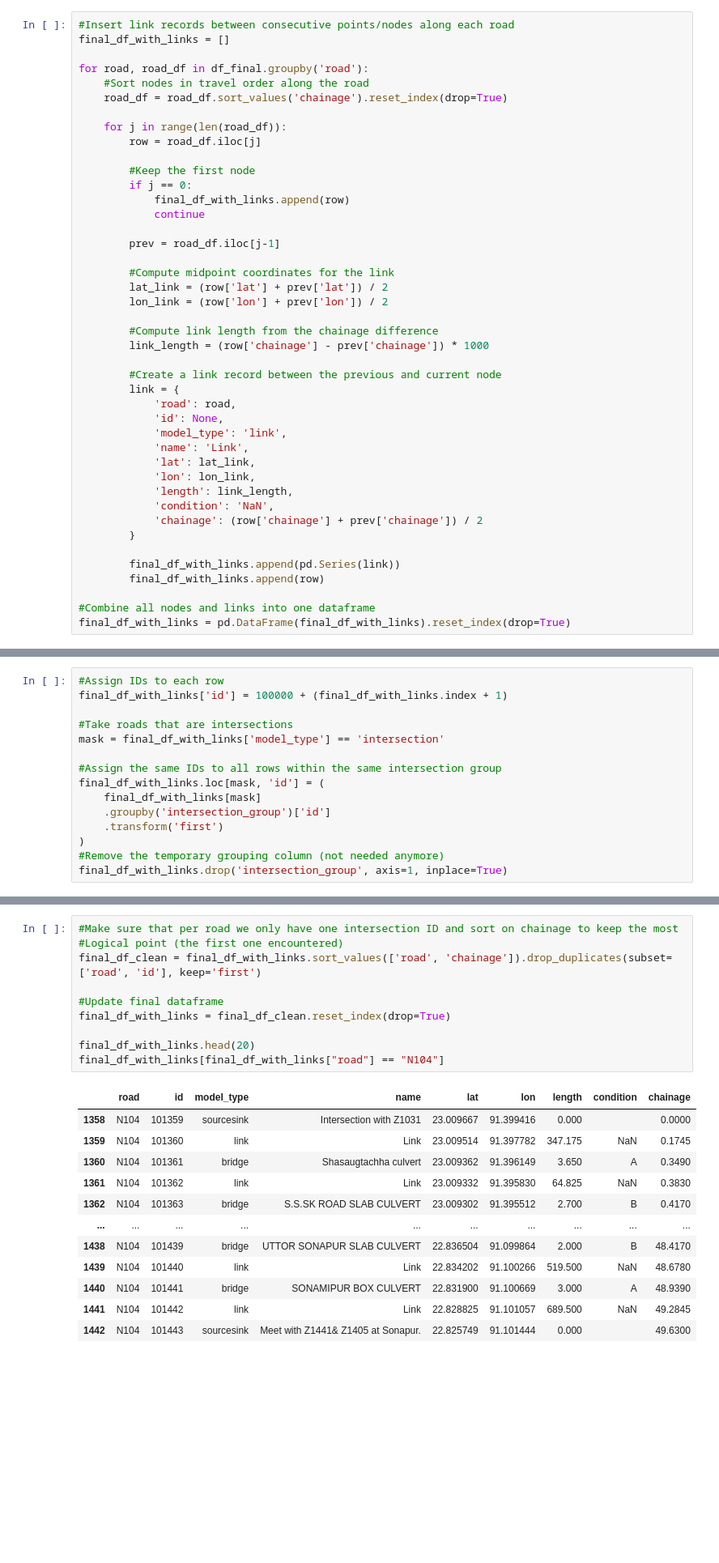
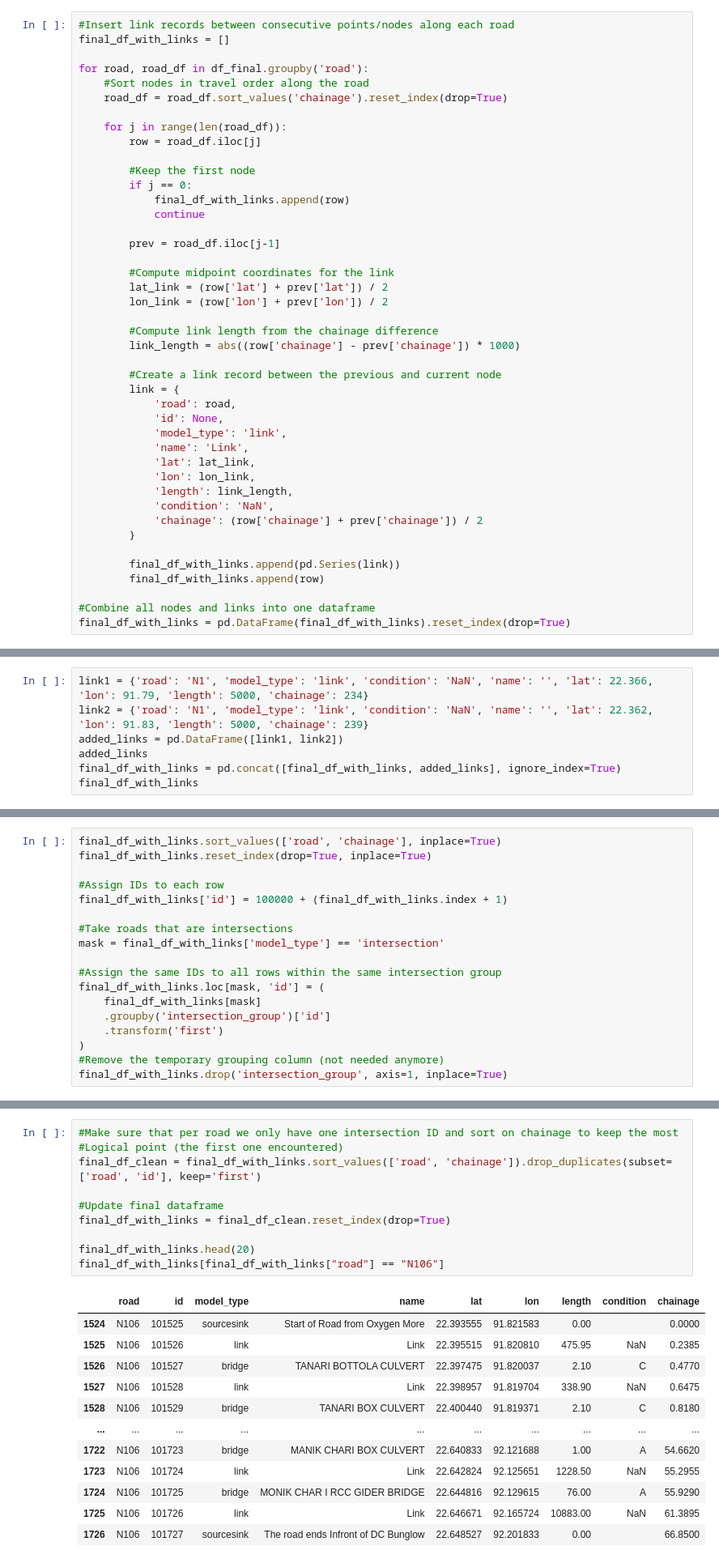
Before and after one commit to nielsvdd42/EPA133A-Advanced-Simulation-Group-1, a Jupyter notebook: EPA133a-G01-A3/data_FINALFINAL.ipynb, the cells around one changed output, grey strips where cells are left out. Shown at 81% size. Drawn from its saved outputs; the diff is of its cells as text; blank space fills up the shorter version.

```diff
--- a/EPA133a-G01-A3/data_FINALFINAL.ipynb
+++ b/EPA133a-G01-A3/data_FINALFINAL.ipynb
@@ -400,7 +400,7 @@ for road, road_df in df_final.groupby('road'):
         lon_link = (row['lon'] + prev['lon']) / 2
 
         #Compute link length from the chainage difference
-        link_length = (row['chainage'] - prev['chainage']) * 1000
+        link_length = abs((row['chainage'] - prev['chainage']) * 1000)
 
         #Create a link record between the previous and current node
         link = {
@@ -445,3 +445,10 @@ for i in range(1, len(final_df_with_links)-1):
             - prev_len/2
             - next_len/2
         )
+# %%
+link1 = {'road': 'N1', 'model_type': 'link', 'condition': 'NaN', 'name': '', 'lat': 22.366, 'lon': 91.79, 'length': 5000, 'chainage': 234}
+link2 = {'road': 'N1', 'model_type': 'link', 'condition': 'NaN', 'name': '', 'lat': 22.362, 'lon': 91.83, 'length': 5000, 'chainage': 239}
+added_links = pd.DataFrame([link1, link2])
+added_links
+final_df_with_links = pd.concat([final_df_with_links, added_links], ignore_index=True)
+final_df_with_links
@@ -448,4 +469,7 @@ for i in range(1, len(final_df_with_links)-1):
 # %%
+final_df_with_links.sort_values(['road', 'chainage'], inplace=True)
+final_df_with_links.reset_index(drop=True, inplace=True)
+
 #Assign IDs to each row
 final_df_with_links['id'] = 100000 + (final_df_with_links.index + 1)
 
@@ -511,23 +535,23 @@ End N106: 45.638 km from N1 (Ch 263.2425)
 # %%
 #Make sure that per road we only have one intersection ID and sort on chainage to keep the most
 #Logical point (the first one encountered)
 final_df_clean = final_df_with_links.sort_values(['road', 'chainage']).drop_duplicates(subset=['road', 'id'], keep='first')
 
 #Update final dataframe
 final_df_with_links = final_df_clean.reset_index(drop=True)
 
 final_df_with_links.head(20)
-final_df_with_links[final_df_with_links["road"] == "N104"]
+final_df_with_links[final_df_with_links["road"] == "N106"]
 # %% [output]
 |  | road | id | model_type | name | lat | lon | length | condition | chainage |
-| 1358 | N104 | 101359 | sourcesink | Intersection with Z1031 | 23.009667 | 91.399416 | 0.000 |  | 0.0000 |
-| 1359 | N104 | 101360 | link | Link | 23.009514 | 91.397782 | 347.175 | NaN | 0.1745 |
-| 1360 | N104 | 101361 | bridge | Shasaugtachha culvert | 23.009362 | 91.396149 | 3.650 | A | 0.3490 |
-| 1361 | N104 | 101362 | link | Link | 23.009332 | 91.395830 | 64.825 | NaN | 0.3830 |
-| 1362 | N104 | 101363 | bridge | S.S.SK ROAD SLAB CULVERT | 23.009302 | 91.395512 | 2.700 | B | 0.4170 |
+| 1524 | N106 | 101525 | sourcesink | Start of Road from Oxygen More | 22.393555 | 91.821583 | 0.00 |  | 0.0000 |
+| 1525 | N106 | 101526 | link | Link | 22.395515 | 91.820810 | 475.95 | NaN | 0.2385 |
+| 1526 | N106 | 101527 | bridge | TANARI BOTTOLA CULVERT | 22.397475 | 91.820037 | 2.10 | C | 0.4770 |
+| 1527 | N106 | 101528 | link | Link | 22.398957 | 91.819704 | 338.90 | NaN | 0.6475 |
+| 1528 | N106 | 101529 | bridge | TANARI BOX CULVERT | 22.400440 | 91.819371 | 2.10 | C | 0.8180 |
 | ... | ... | ... | ... | ... | ... | ... | ... | ... | ... |
-| 1438 | N104 | 101439 | bridge | UTTOR SONAPUR SLAB CULVERT | 22.836504 | 91.099864 | 2.000 | B | 48.4170 |
-| 1439 | N104 | 101440 | link | Link | 22.834202 | 91.100266 | 519.500 | NaN | 48.6780 |
-| 1440 | N104 | 101441 | bridge | SONAMIPUR BOX CULVERT | 22.831900 | 91.100669 | 3.000 | A | 48.9390 |
-| 1441 | N104 | 101442 | link | Link | 22.828825 | 91.101057 | 689.500 | NaN | 49.2845 |
-| 1442 | N104 | 101443 | sourcesink | Meet with Z1441& Z1405 at Sonapur. | 22.825749 | 91.101444 | 0.000 |  | 49.6300 |
+| 1722 | N106 | 101723 | bridge | MANIK CHARI BOX CULVERT | 22.640833 | 92.121688 | 1.00 | A | 54.6620 |
+| 1723 | N106 | 101724 | link | Link | 22.642824 | 92.125651 | 1228.50 | NaN | 55.2955 |
+| 1724 | N106 | 101725 | bridge | MONIK CHAR I RCC GIDER BRIDGE | 22.644816 | 92.129615 | 76.00 | A | 55.9290 |
+| 1725 | N106 | 101726 | link | Link | 22.646671 | 92.165724 | 10883.00 | NaN | 61.3895 |
+| 1726 | N106 | 101727 | sourcesink | The road ends Infront of DC Bunglow | 22.648527 | 92.201833 | 0.00 |  | 66.8500 |
```
Also changed, not shown: parts of 11 cells of this notebook, 2 other files.
